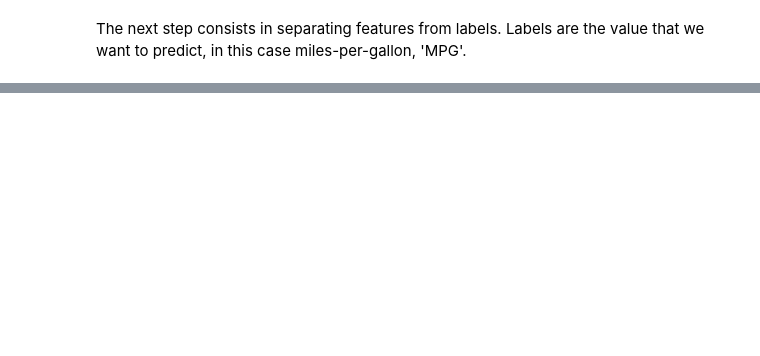
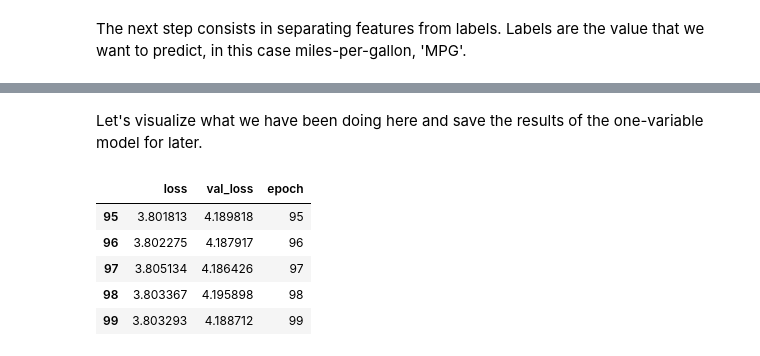
Before and after one commit to mtomasini/TensorFlowTraining, a Jupyter notebook: tf_regression_tutorial.ipynb, the cells around one changed output, grey strips where cells are left out. Cells and saved outputs as stored; diff of their text form; code cells hidden in the pictures; blank space fills up the shorter version.

Commit message:
Performed linear regression with one variable

```diff
--- a/tf_regression_tutorial.ipynb
+++ b/tf_regression_tutorial.ipynb
@@ -81,0 +169,13 @@ normalizer = tf.keras.layers.Normalization(axis=-1)
+# %% [markdown]
+Let's visualize what we have been doing here and save the results of the one-variable model for later.
+# %%
+hist = pd.DataFrame(history.history)
+hist['epoch'] = history.epoch
+hist.tail()
+# %% [output]
+|  | loss | val_loss | epoch |
+| 95 | 3.801813 | 4.189818 | 95 |
+| 96 | 3.802275 | 4.187917 | 96 |
+| 97 | 3.805134 | 4.186426 | 97 |
+| 98 | 3.803367 | 4.195898 | 98 |
+| 99 | 3.803293 | 4.188712 | 99 |
```
Also changed, not shown: parts of 16 cells of this notebook.
